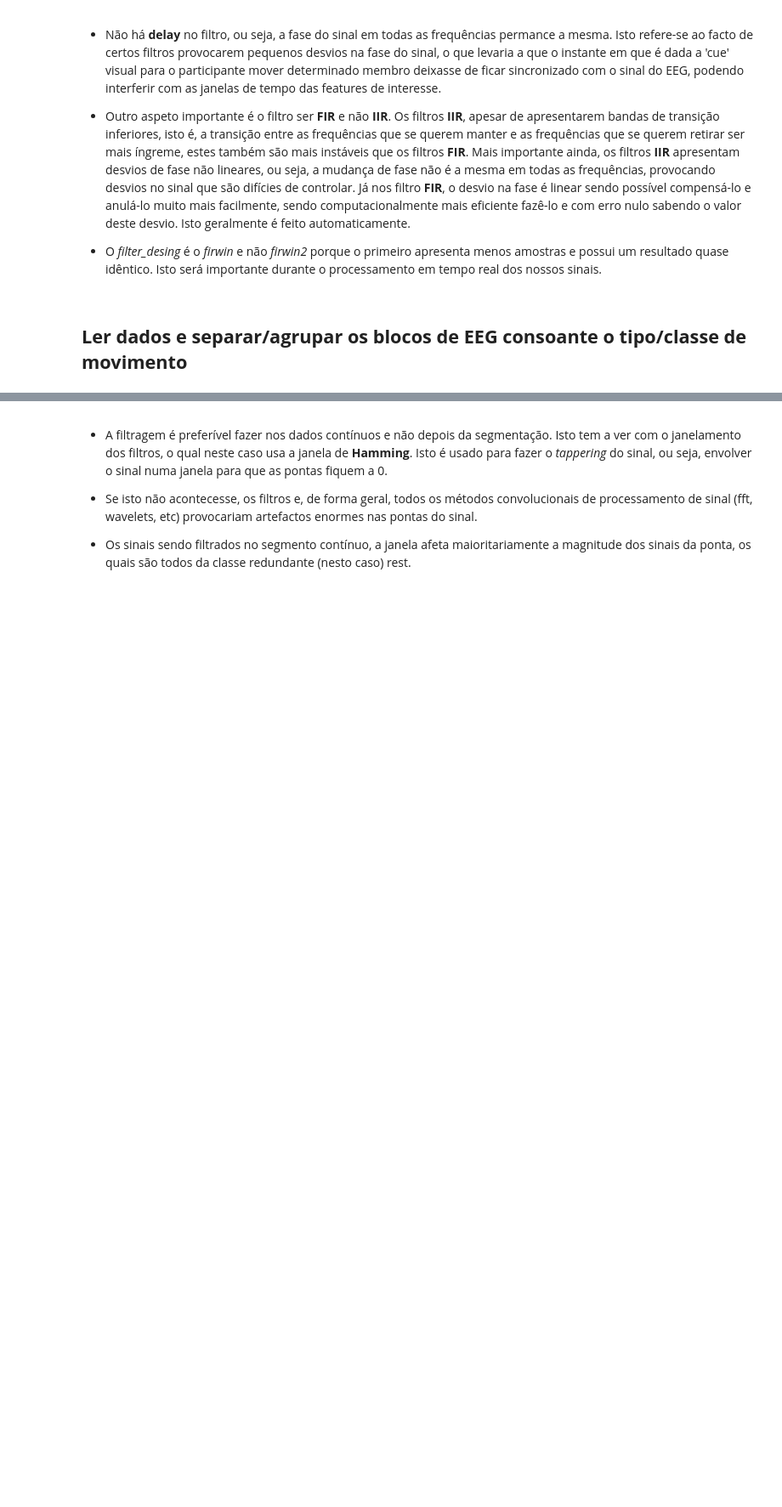
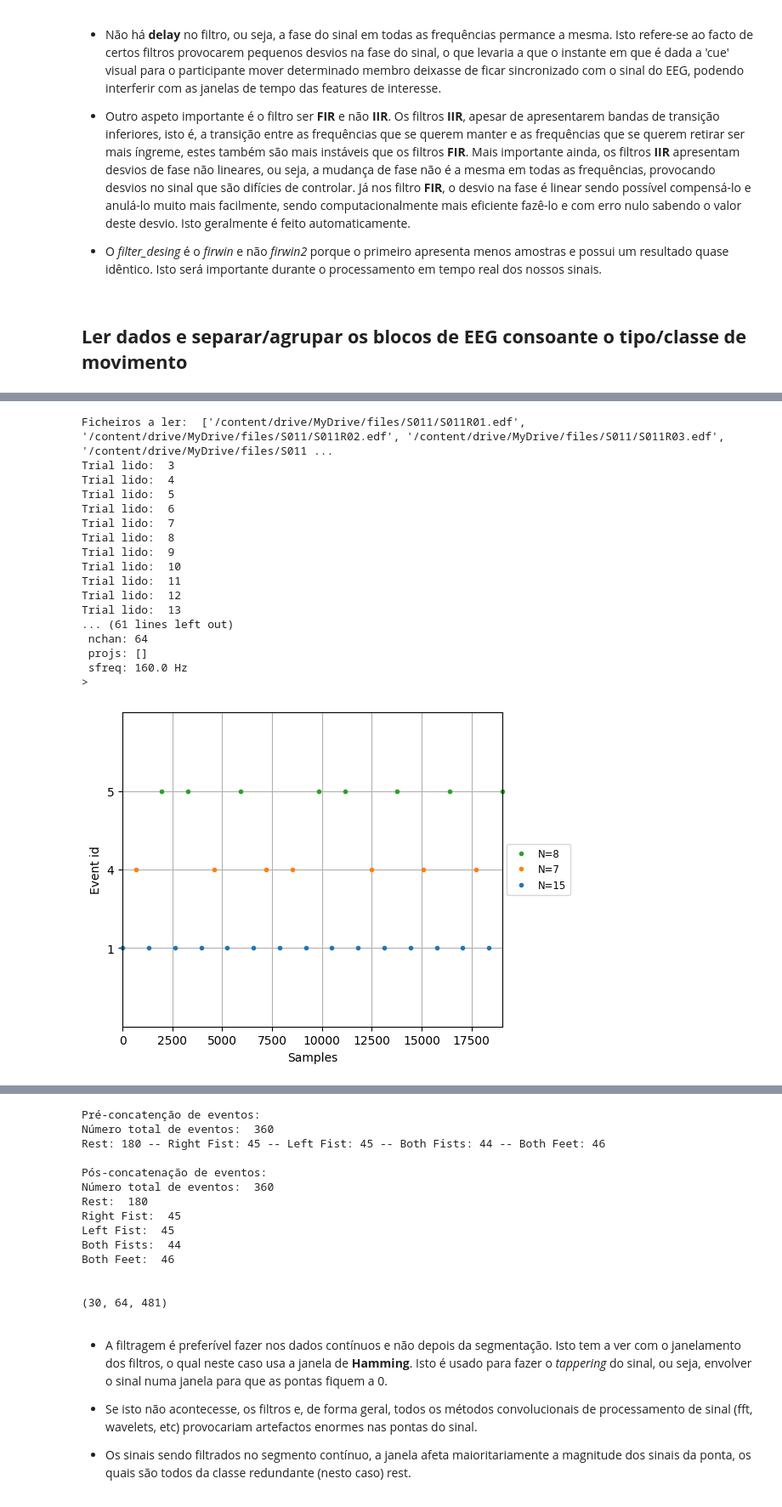
Before and after one commit to MiguelRochaBE/MotorImagery-BCI, a Jupyter notebook: MI_BCI_DatasetAnalysis.ipynb, the cells around one changed output, grey strips where cells are left out. Shown: that part at 85% size. Drawn from its saved outputs; the diff is of its cells as text; code cells hidden in the pictures; blank space fills up the shorter version.

```diff
--- a/MI_BCI_DatasetAnalysis.ipynb
+++ b/MI_BCI_DatasetAnalysis.ipynb
@@ -114,17 +122,12 @@ Designing a one-pass, zero-phase, non-causal bandpass filter:
+# %%
+def check_event_count(event_data):
+  print("Rest: ", event_data["rest"].__len__())
+  print("Right Fist: ", event_data["right_fist"].__len__())
+  print("Left Fist: ", event_data["left_fist"].__len__())
+  print("Both Fists: ", event_data["both_fists"].__len__())
+  print("Both Feet: ", event_data["both_feet"].__len__())
 # %%
 def load_subject_data(subject, datafiles):
-
-  '''
-  Descrição dos eventos:
-
-  Each annotation includes one of three codes (T0, T1, or T2):
-
-    - T0 corresponds to rest
-    - T1 corresponds to onset of motion (real or imagined) of the left fist (in runs 3, 4, 7, 8, 11, and 12)
-                                                                    both fists (in runs 5, 6, 9, 10, 13, and 14)
-    - T2 corresponds to onset of motion (real or imagined) of the right fist (in runs 3, 4, 7, 8, 11, and 12)
-                                                                    both feet (in runs 5, 6, 9, 10, 13, and 14)
-  '''
 
   trials = []
   for trial in datafiles:
@@ -188,35 +191,50 @@ def load_subject_data(subject, datafiles):
         print("\nInfo dos dados: ", raw_data.info)
         print("\nElétrodos: ", ch_names)
         print("\nAnotações: ", annotations.description)
         print("\nEventos: ", events)
         print("\nInformação dos blocos: ", epochs.info)
         print("\n")
 
         figure = mne.viz.plot_events(events[0]) # Gráfico dos eventos
         print("\n")
         filtered_data.plot(events=events[0]) # Plot dos dados com a speraração dos eventos
 
       all_trials.append(epochs)
 
   print("\nPré-concatenção de eventos: ")
   print("Número total de eventos: ", rest_events + left_fist_events + right_fist_events + both_fists_events + both_feet_events)
   print(f"Rest: {rest_events} -- Right Fist: {left_fist_events} -- Left Fist: {right_fist_events} -- Both Fists: {both_fists_events} -- Both Feet: {both_feet_events}")
 
   # Concatenação de todos os blocos
 
   subject_epochs = mne.concatenate_epochs(all_trials, add_offset = True, on_mismatch = 'raise')
 
   print("\nPós-concatenação de eventos: ")
   print("Número total de eventos: ", subject_epochs.__len__())
-  print("Rest: ", subject_epochs["rest"].__len__())
-  print("Right Fist: ", subject_epochs["right_fist"].__len__())
-  print("Left Fist: ", subject_epochs["left_fist"].__len__())
-  print("Both Fists: ", subject_epochs["both_fists"].__len__())
-  print("Both Feet: ", subject_epochs["both_feet"].__len__())
+  check_event_count(subject_epochs)
   print("\n")
 
   print(np.shape(epochs))
 
   return subject_epochs, ch_names
 
 subject_epochs, channels = load_subject_data(subfolders[10],datafiles)
+# %% [output]
+Ficheiros a ler:  ['/content/drive/MyDrive/files/S011/S011R01.edf', '/content/drive/MyDrive/files/S011/S011R02.edf', '/content/drive/MyDrive/files/S011/S011R03.edf', '/content/drive/MyDrive/files/S011 ...
+Trial lido:  3
+Trial lido:  4
+Trial lido:  5
+Trial lido:  6
+Trial lido:  7
+Trial lido:  8
+Trial lido:  9
+Trial lido:  10
+Trial lido:  11
+Trial lido:  12
+Trial lido:  13
+... (61 lines left out)
+ nchan: 64
+ projs: []
+ sfreq: 160.0 Hz
+>
+[figure, added]
@@ -223,3 +242,17 @@ subject_epochs, channels = load_subject_data(subfolders[10],datafiles)
+Pré-concatenção de eventos:
+Número total de eventos:  360
+Rest: 180 -- Right Fist: 45 -- Left Fist: 45 -- Both Fists: 44 -- Both Feet: 46
+
+Pós-concatenação de eventos:
+Número total de eventos:  360
+Rest:  180
+Right Fist:  45
+Left Fist:  45
+Both Fists:  44
+Both Feet:  46
+
+
+(30, 64, 481)
 # %% [markdown]
 * A filtragem é preferível fazer nos dados contínuos e não depois da segmentação. Isto tem a ver com o janelamento dos filtros, o qual neste caso usa a janela de **Hamming**. Isto é usado para fazer o *tappering* do sinal, ou seja, envolver o sinal numa janela para que as pontas fiquem a 0.
 
```
Also changed, not shown: parts of 11 cells of this notebook.
